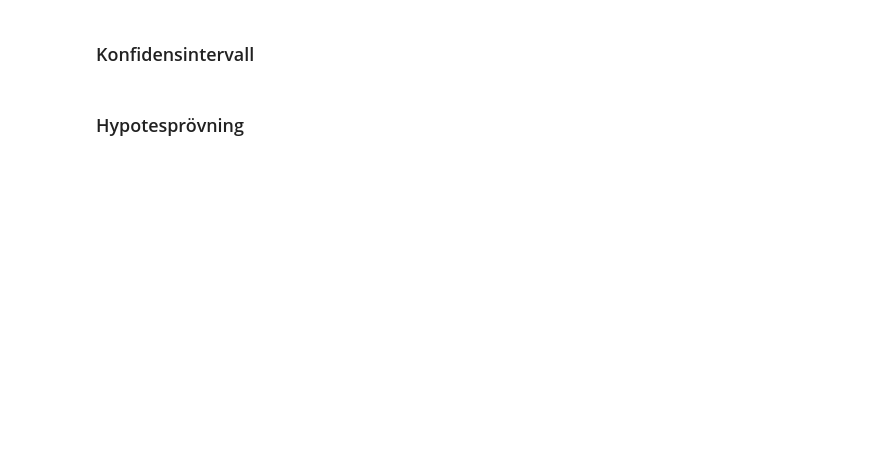
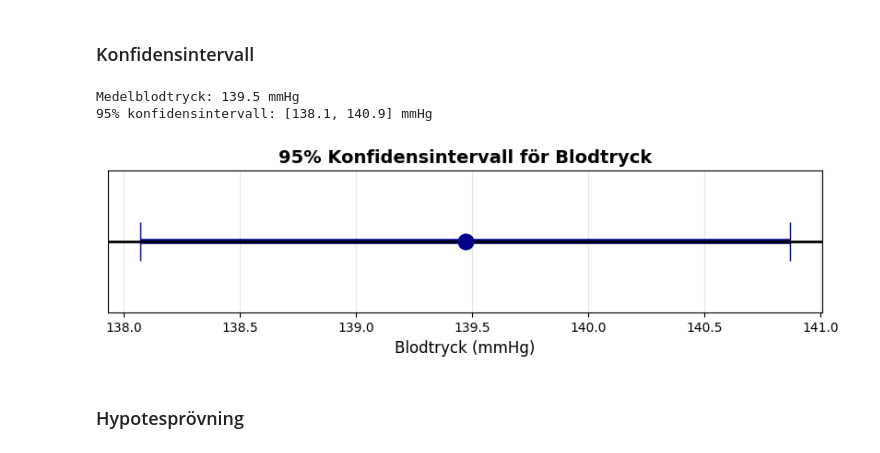
Before and after one commit to Bilalmah1/G1, a Jupyter notebook: report.ipynb, the cells around one changed output. Cells and saved outputs as stored; diff of their text form; code cells hidden in the pictures; blank space fills up the shorter version.

```diff
--- a/report.ipynb
+++ b/report.ipynb
@@ -44,14 +74,21 @@ plt.show()
 # %%
 medel, undre, ovre = konfidensintervall(data)
 print(f"Medelblodtryck: {medel:.1f} mmHg")
 print(f"95% konfidensintervall: [{undre:.1f}, {ovre:.1f}] mmHg")
 
-plt.figure(figsize=(8, 2))
-plt.errorbar(medel, 0, xerr=[[medel - undre], [ovre - medel]], fmt='o', capsize=5)
-plt.title('Konfidensintervall för blodtryck')
-plt.xlabel('Blodtryck (mmHg)')
+plt.figure(figsize=(10, 2))
+plt.errorbar(medel, 0, xerr=[[medel - undre], [ovre - medel]],
+             fmt='o', capsize=15, markersize=12, color='darkblue', linewidth=4)
+plt.axhline(y=0, color='black', linewidth=2)
+plt.title('95% Konfidensintervall för Blodtryck', fontsize=14, fontweight='bold')
+plt.xlabel('Blodtryck (mmHg)', fontsize=12)
 plt.yticks([])
+plt.grid(True, alpha=0.3)
 plt.show()
+# %% [output]
+Medelblodtryck: 139.5 mmHg
+95% konfidensintervall: [138.1, 140.9] mmHg
+[figure, added]
 # %% [markdown]
 ### Hypotesprövning
 # %%
```
Also changed, not shown: parts of 5 cells of this notebook.
